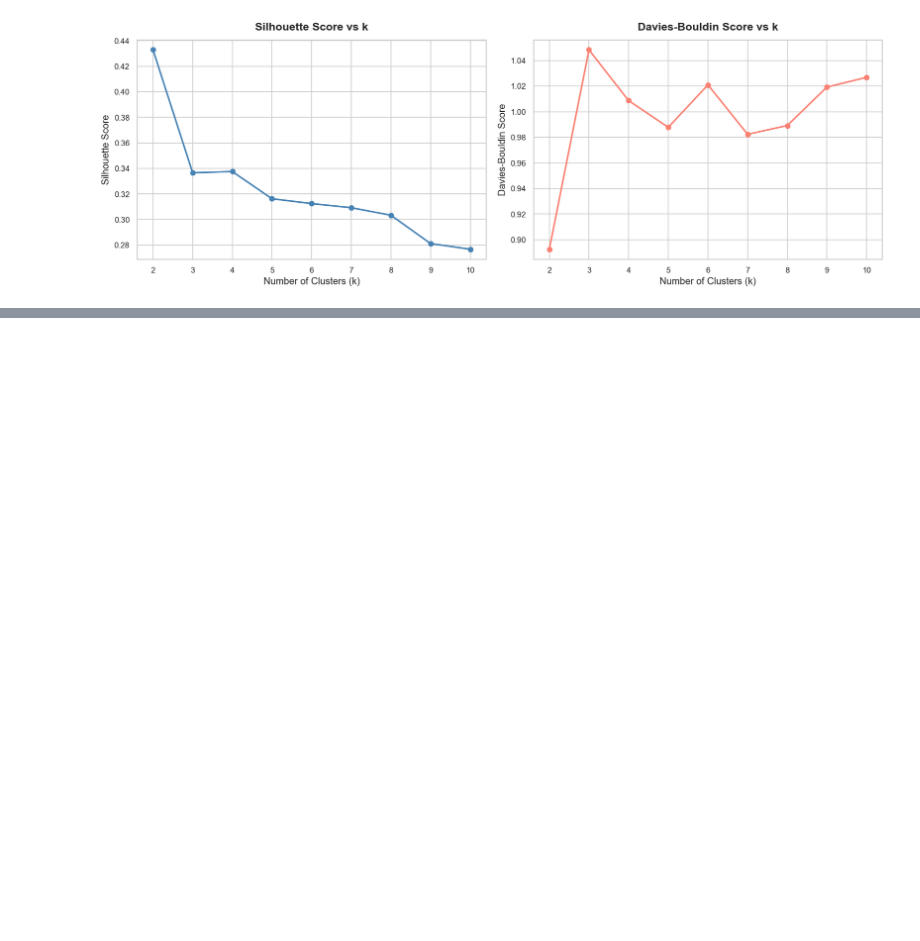
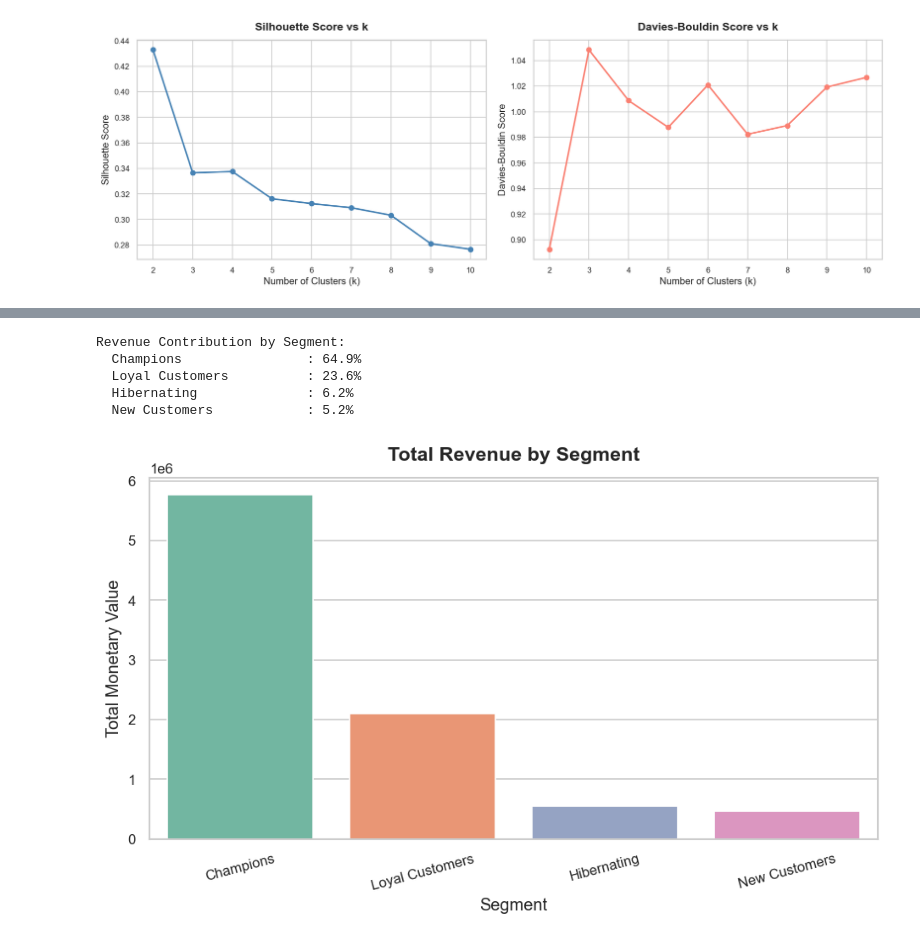
Before and after one commit to Superkai017/retail-unsupervised-lab, a Jupyter notebook: unsupervised.ipynb, the cells around one changed output, grey strips where cells are left out. Cells and saved outputs as stored; diff of their text form; code cells hidden in the pictures; blank space fills up the shorter version.

```diff
--- a/unsupervised.ipynb
+++ b/unsupervised.ipynb
@@ -415,0 +537,23 @@ print(rfm['Segment'].value_counts().to_string())
+# %%
+revenue_by_seg = rfm.groupby('Segment')['Monetary'].sum().sort_values(ascending=False)
+revenue_pct    = (revenue_by_seg / revenue_by_seg.sum() * 100).round(1)
+
+print('Revenue Contribution by Segment:')
+for seg, pct in revenue_pct.items():
+    print(f'  {seg:25s}: {pct:.1f}%')
+
+plt.figure(figsize=(8, 5))
+sns.barplot(x=revenue_by_seg.index, y=revenue_by_seg.values, palette='Set2')
+plt.title('Total Revenue by Segment')
+plt.xlabel('Segment')
+plt.ylabel('Total Monetary Value')
+plt.xticks(rotation=15)
+plt.tight_layout()
+plt.show()
+# %% [output]
+Revenue Contribution by Segment:
+  Champions                : 64.9%
+  Loyal Customers          : 23.6%
+  Hibernating              : 6.2%
+  New Customers            : 5.2%
+[figure, added]
```
Also changed, not shown: parts of 16 cells of this notebook.
